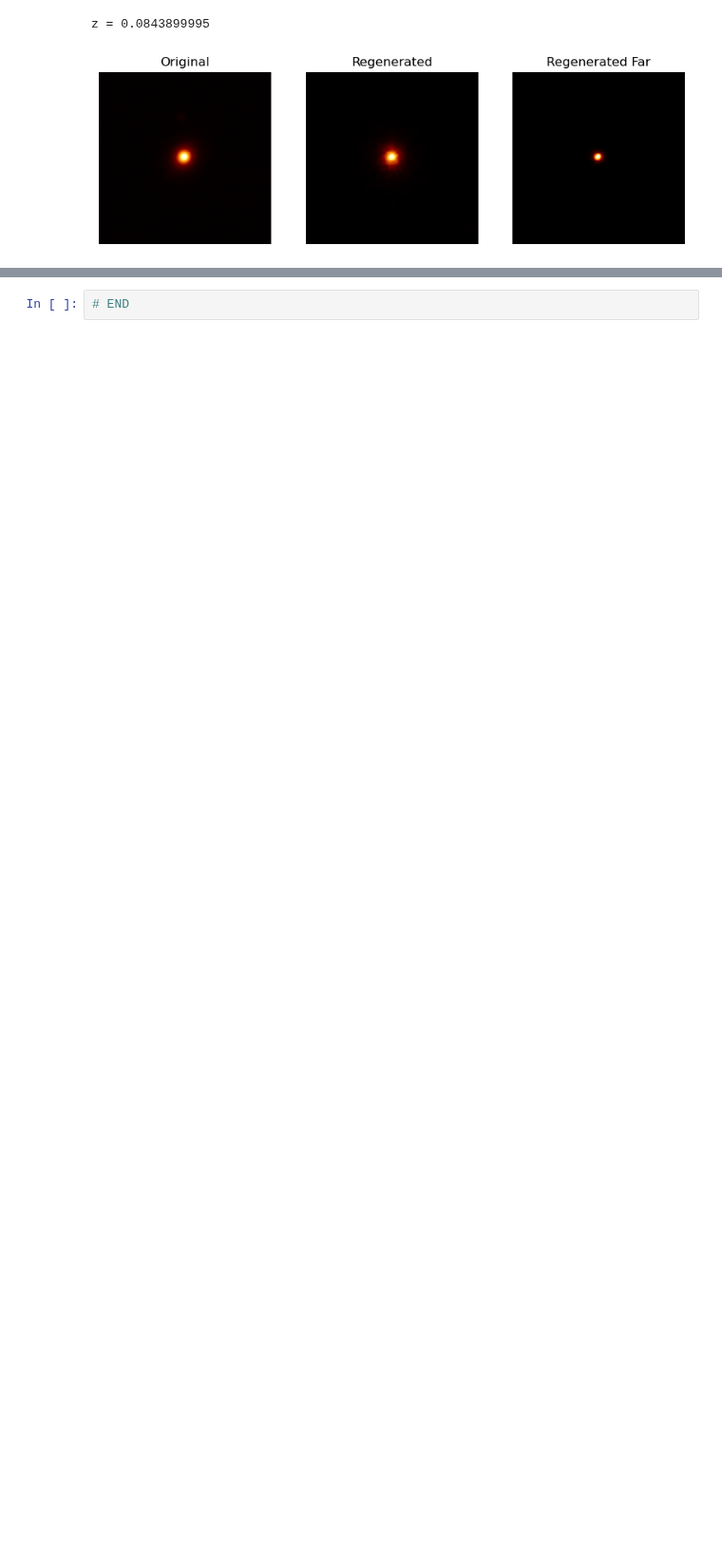
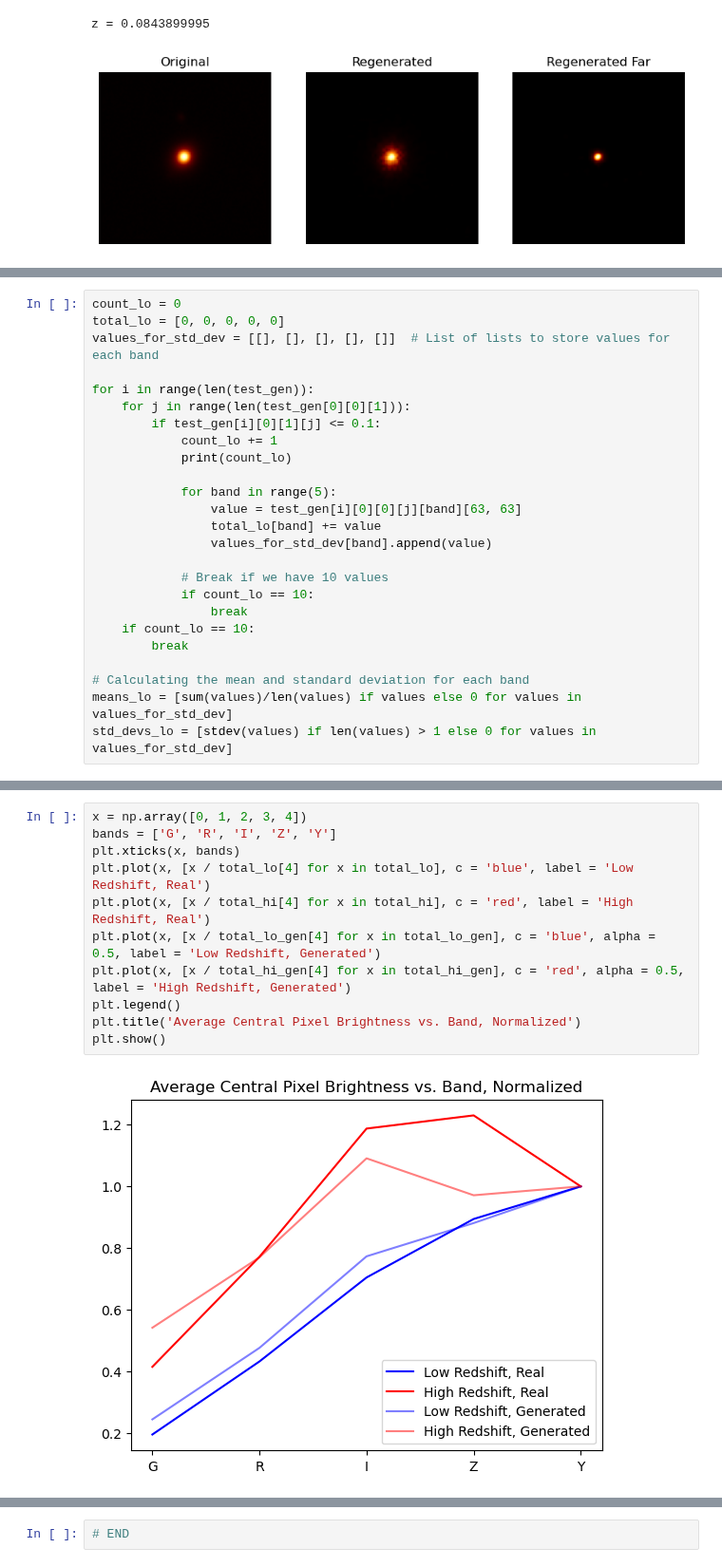
Before and after one commit to astrodatalab/photoz, a Jupyter notebook: code/generative_modeling/cvae_64x64_new_1.ipynb, the cells around one changed output, grey strips where cells are left out. Shown at 95% size. Cells and saved outputs as stored; diff of their text form; blank space fills up the shorter version.

```diff
--- a/code/generative_modeling/cvae_64x64_new_1.ipynb
+++ b/code/generative_modeling/cvae_64x64_new_1.ipynb
@@ -225,0 +241,25 @@ z = 0.0843899995
+# %%
+count_lo = 0
+total_lo = [0, 0, 0, 0, 0]
+values_for_std_dev = [[], [], [], [], []]  # List of lists to store values for each band
+
+for i in range(len(test_gen)):
+    for j in range(len(test_gen[0][0][1])):
+        if test_gen[i][0][1][j] <= 0.1:
+            count_lo += 1
+            print(count_lo)
+
+            for band in range(5):
+                value = test_gen[i][0][0][j][band][63, 63]
+                total_lo[band] += value
+                values_for_std_dev[band].append(value)
+
+            # Break if we have 10 values
+            if count_lo == 10:
+                break
+    if count_lo == 10:
+        break
+
+# Calculating the mean and standard deviation for each band
+means_lo = [sum(values)/len(values) if values else 0 for values in values_for_std_dev]
+std_devs_lo = [stdev(values) if len(values) > 1 else 0 for values in values_for_std_dev]
@@ -226,3 +368,16 @@ z = 0.0843899995
+# %%
+x = np.array([0, 1, 2, 3, 4])
+bands = ['G', 'R', 'I', 'Z', 'Y']
+plt.xticks(x, bands)
+plt.plot(x, [x / total_lo[4] for x in total_lo], c = 'blue', label = 'Low Redshift, Real')
+plt.plot(x, [x / total_hi[4] for x in total_hi], c = 'red', label = 'High Redshift, Real')
+plt.plot(x, [x / total_lo_gen[4] for x in total_lo_gen], c = 'blue', alpha = 0.5, label = 'Low Redshift, Generated')
+plt.plot(x, [x / total_hi_gen[4] for x in total_hi_gen], c = 'red', alpha = 0.5, label = 'High Redshift, Generated')
+plt.legend()
+plt.title('Average Central Pixel Brightness vs. Band, Normalized')
+plt.show()
+# %% [output]
+[figure, added]
 # %%
 band = 0
 str = prior.sample(1)[0]
```
Also changed, not shown: parts of 16 cells of this notebook, 34 other files.
